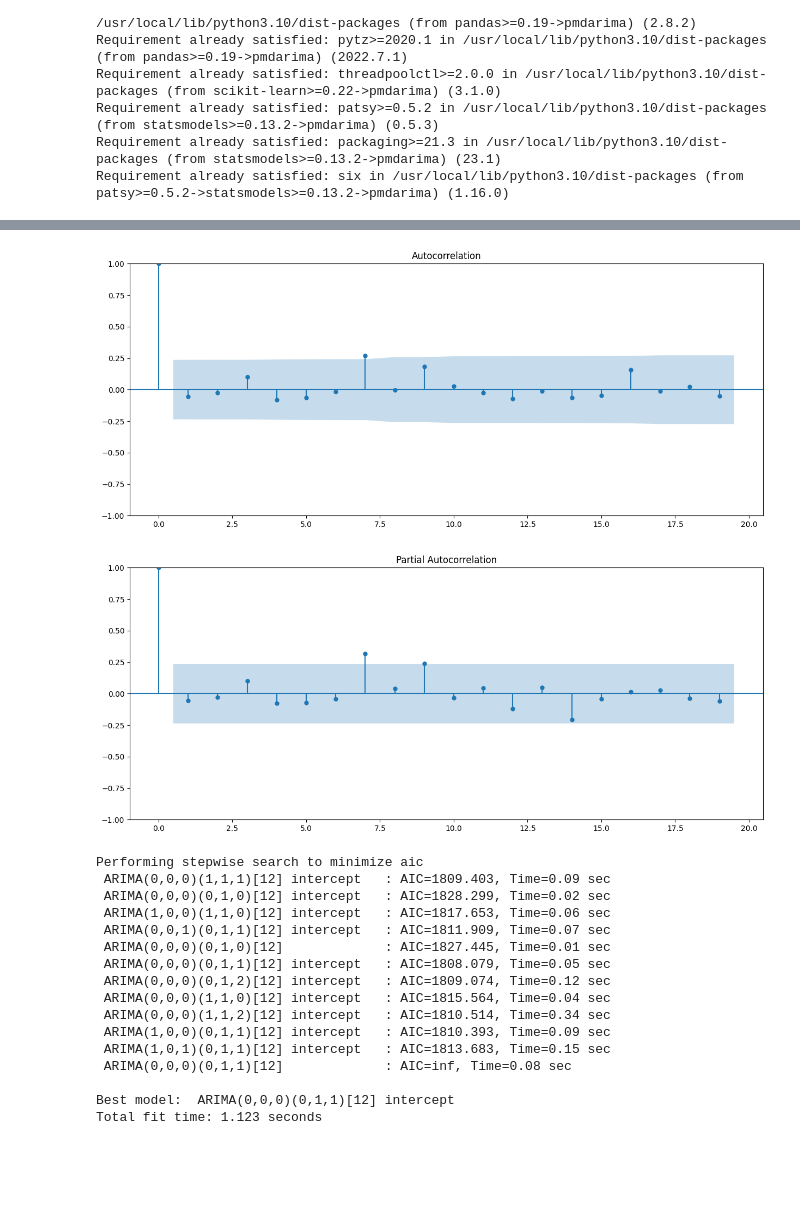
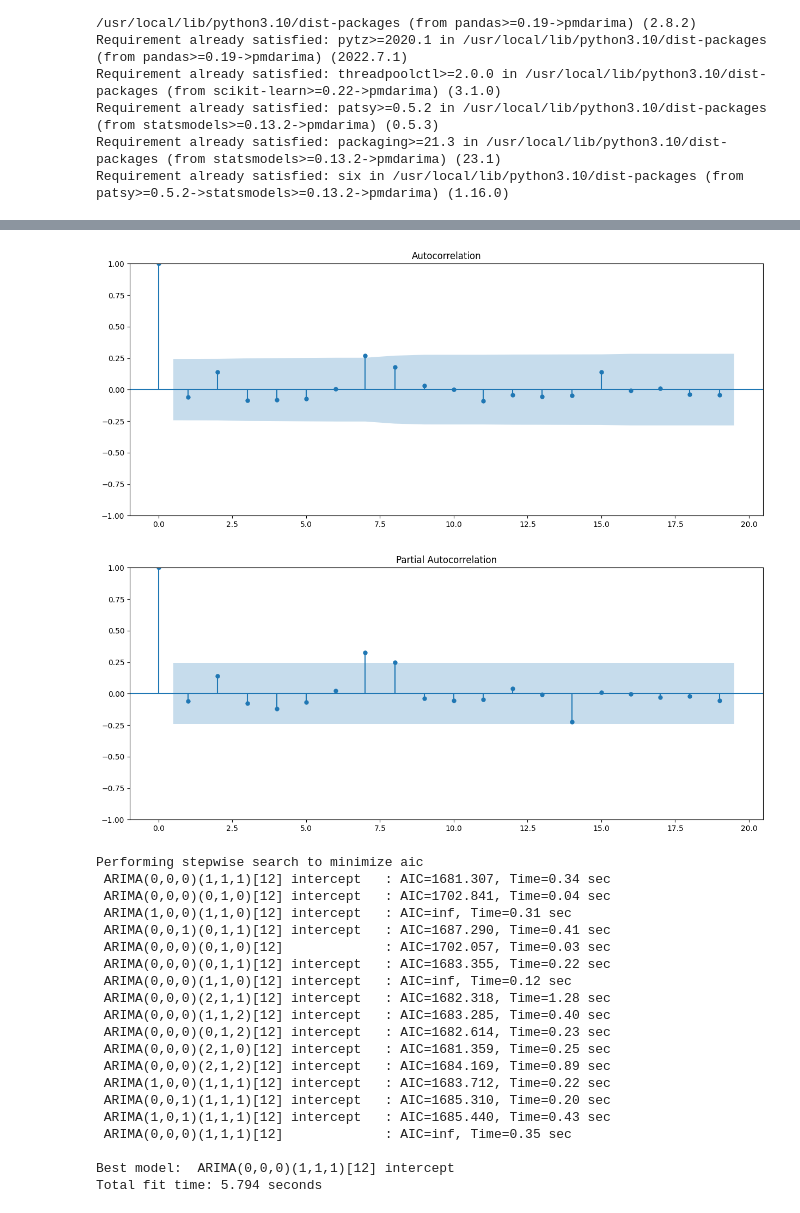
Before and after one commit to roliveira15/Data_Science_Sales_Forecast, a Jupyter notebook: Sales_Forecast.ipynb, the cells around one changed output, grey strips where cells are left out. Saved outputs shown, nothing was run; the diff lists cells and outputs as text; code cells hidden in the pictures; blank space fills up the shorter version.

```diff
--- a/Sales_Forecast.ipynb
+++ b/Sales_Forecast.ipynb
@@ -154,8 +158,16 @@ import pandas.util.testing as tm
 from statsmodels.graphics.tsaplots import plot_acf
 from statsmodels.graphics.tsaplots import plot_pacf
 
+
+modelo_preditivo = groupStructures.loc[(groupStructures['grupo_gerencial_produto'] == 'PORTA PALLET') & (groupStructures['data'] >= '2020-01-01') & (groupStructures['data'] < '2023-12-31') & (groupStructures['regiao'] == 'Norte')]
+modelo_preditivo = modelo_preditivo.drop(columns=['ano','mes','peso','conta_numero_pedido_vendedor']).round({'valor_total_pedido': 0}).groupby(['data']).sum()
+modelo_preditivo.index.names = ['data']
+display(modelo_preditivo)
+
+'''
 plot_acf(PP['valor_total_pedido'])
 plot_acf(PPanterior['valor_total_pedido'])
 plot_acf(PPanteriorA['valor_total_pedido'])
 plt.show()
+'''
 # %% [output]
@@ -205,11 +229,11 @@ autocorr_plot(PPint['valor_total_pedido'])
 # %%
-plot_acf(PPint['valor_total_pedido'], alpha=0.05);
-plot_pacf(PPint['valor_total_pedido'], alpha=0.05);
+plot_acf(modelo_preditivo, alpha=0.05);
+plot_pacf(modelo_preditivo, alpha=0.05);
 # %% [output]
-[figure, old version]
+[figure, new version]
-[figure, old version]
+[figure, new version]
 # %%
-stepwise=auto_arima(PPint['valor_total_pedido'],
+stepwise=auto_arima(modelo_preditivo,
                     start_p=0,
                     start_q=0,
                     d=0,
@@ -227,21 +251,25 @@ stepwise=auto_arima(PPint['valor_total_pedido'],
                     stepwise=True)
 # %% [output]
 Performing stepwise search to minimize aic
- ARIMA(0,0,0)(1,1,1)[12] intercept   : AIC=1809.403, Time=0.09 sec
- ARIMA(0,0,0)(0,1,0)[12] intercept   : AIC=1828.299, Time=0.02 sec
- ARIMA(1,0,0)(1,1,0)[12] intercept   : AIC=1817.653, Time=0.06 sec
- ARIMA(0,0,1)(0,1,1)[12] intercept   : AIC=1811.909, Time=0.07 sec
- ARIMA(0,0,0)(0,1,0)[12]             : AIC=1827.445, Time=0.01 sec
- ARIMA(0,0,0)(0,1,1)[12] intercept   : AIC=1808.079, Time=0.05 sec
- ARIMA(0,0,0)(0,1,2)[12] intercept   : AIC=1809.074, Time=0.12 sec
- ARIMA(0,0,0)(1,1,0)[12] intercept   : AIC=1815.564, Time=0.04 sec
- ARIMA(0,0,0)(1,1,2)[12] intercept   : AIC=1810.514, Time=0.34 sec
- ARIMA(1,0,0)(0,1,1)[12] intercept   : AIC=1810.393, Time=0.09 sec
- ARIMA(1,0,1)(0,1,1)[12] intercept   : AIC=1813.683, Time=0.15 sec
- ARIMA(0,0,0)(0,1,1)[12]             : AIC=inf, Time=0.08 sec
+ ARIMA(0,0,0)(1,1,1)[12] intercept   : AIC=1681.307, Time=0.34 sec
+ ARIMA(0,0,0)(0,1,0)[12] intercept   : AIC=1702.841, Time=0.04 sec
+ ARIMA(1,0,0)(1,1,0)[12] intercept   : AIC=inf, Time=0.31 sec
+ ARIMA(0,0,1)(0,1,1)[12] intercept   : AIC=1687.290, Time=0.41 sec
+ ARIMA(0,0,0)(0,1,0)[12]             : AIC=1702.057, Time=0.03 sec
+ ARIMA(0,0,0)(0,1,1)[12] intercept   : AIC=1683.355, Time=0.22 sec
+ ARIMA(0,0,0)(1,1,0)[12] intercept   : AIC=inf, Time=0.12 sec
+ ARIMA(0,0,0)(2,1,1)[12] intercept   : AIC=1682.318, Time=1.28 sec
+ ARIMA(0,0,0)(1,1,2)[12] intercept   : AIC=1683.285, Time=0.40 sec
+ ARIMA(0,0,0)(0,1,2)[12] intercept   : AIC=1682.614, Time=0.23 sec
+ ARIMA(0,0,0)(2,1,0)[12] intercept   : AIC=1681.359, Time=0.25 sec
+ ARIMA(0,0,0)(2,1,2)[12] intercept   : AIC=1684.169, Time=0.89 sec
+ ARIMA(1,0,0)(1,1,1)[12] intercept   : AIC=1683.712, Time=0.22 sec
+ ARIMA(0,0,1)(1,1,1)[12] intercept   : AIC=1685.310, Time=0.20 sec
+ ARIMA(1,0,1)(1,1,1)[12] intercept   : AIC=1685.440, Time=0.43 sec
+ ARIMA(0,0,0)(1,1,1)[12]             : AIC=inf, Time=0.35 sec
 
-Best model:  ARIMA(0,0,0)(0,1,1)[12] intercept
-Total fit time: 1.123 seconds
+Best model:  ARIMA(0,0,0)(1,1,1)[12] intercept
+Total fit time: 5.794 seconds
 # %%
 stepwise
 # %% [output]
```
Also changed, not shown: parts of 16 cells of this notebook.
